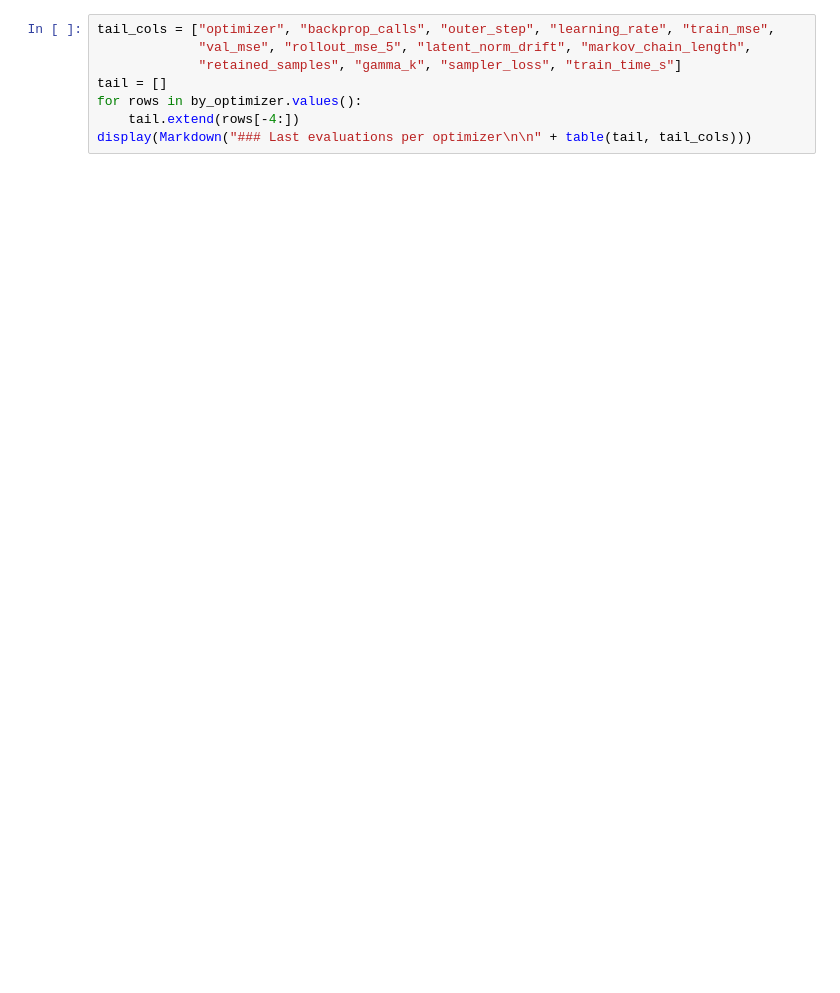
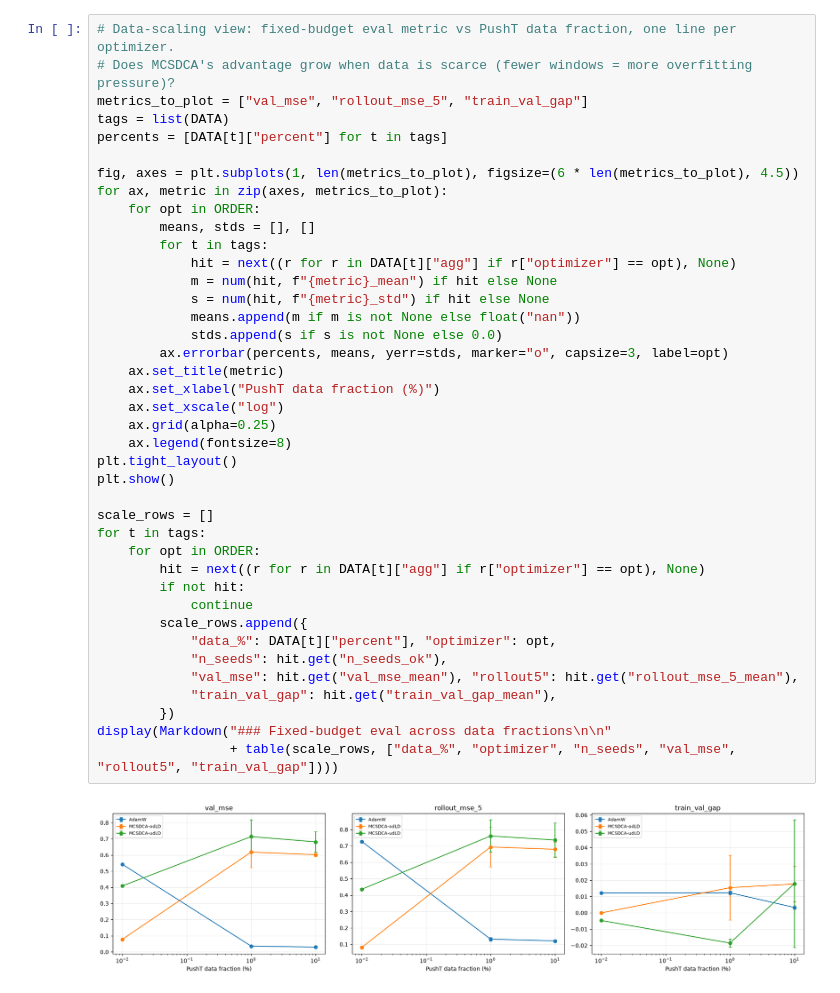
Before and after one commit to tuanvan0302/MCSDCA, a Jupyter notebook: src/MCSDCA_Predictor_Optimizer_Walkthrough.ipynb, the cells around one changed output. Drawn from its saved outputs; the diff is of its cells as text; blank space fills up the shorter version.

```diff
--- a/src/MCSDCA_Predictor_Optimizer_Walkthrough.ipynb
+++ b/src/MCSDCA_Predictor_Optimizer_Walkthrough.ipynb
@@ -159,8 +324,42 @@ plt.show()
 # %%
-tail_cols = ["optimizer", "backprop_calls", "outer_step", "learning_rate", "train_mse",
-             "val_mse", "rollout_mse_5", "latent_norm_drift", "markov_chain_length",
-             "retained_samples", "gamma_k", "sampler_loss", "train_time_s"]
-tail = []
-for rows in by_optimizer.values():
-    tail.extend(rows[-4:])
-display(Markdown("### Last evaluations per optimizer\n\n" + table(tail, tail_cols)))
+# Data-scaling view: fixed-budget eval metric vs PushT data fraction, one line per optimizer.
+# Does MCSDCA's advantage grow when data is scarce (fewer windows = more overfitting pressure)?
+metrics_to_plot = ["val_mse", "rollout_mse_5", "train_val_gap"]
+tags = list(DATA)
+percents = [DATA[t]["percent"] for t in tags]
+
+fig, axes = plt.subplots(1, len(metrics_to_plot), figsize=(6 * len(metrics_to_plot), 4.5))
+for ax, metric in zip(axes, metrics_to_plot):
+    for opt in ORDER:
+        means, stds = [], []
+        for t in tags:
+            hit = next((r for r in DATA[t]["agg"] if r["optimizer"] == opt), None)
+            m = num(hit, f"{metric}_mean") if hit else None
+            s = num(hit, f"{metric}_std") if hit else None
+            means.append(m if m is not None else float("nan"))
+            stds.append(s if s is not None else 0.0)
+        ax.errorbar(percents, means, yerr=stds, marker="o", capsize=3, label=opt)
+    ax.set_title(metric)
+    ax.set_xlabel("PushT data fraction (%)")
+    ax.set_xscale("log")
+    ax.grid(alpha=0.25)
+    ax.legend(fontsize=8)
+plt.tight_layout()
+plt.show()
+
+scale_rows = []
+for t in tags:
+    for opt in ORDER:
+        hit = next((r for r in DATA[t]["agg"] if r["optimizer"] == opt), None)
+        if not hit:
+            continue
+        scale_rows.append({
+            "data_%": DATA[t]["percent"], "optimizer": opt,
+            "n_seeds": hit.get("n_seeds_ok"),
+            "val_mse": hit.get("val_mse_mean"), "rollout5": hit.get("rollout_mse_5_mean"),
+            "train_val_gap": hit.get("train_val_gap_mean"),
+        })
+display(Markdown("### Fixed-budget eval across data fractions\n\n"
+                 + table(scale_rows, ["data_%", "optimizer", "n_seeds", "val_mse", "rollout5", "train_val_gap"])))
+# %% [output]
+[figure, added]
```
Also changed, not shown: parts of 11 cells of this notebook, 3 other files.
